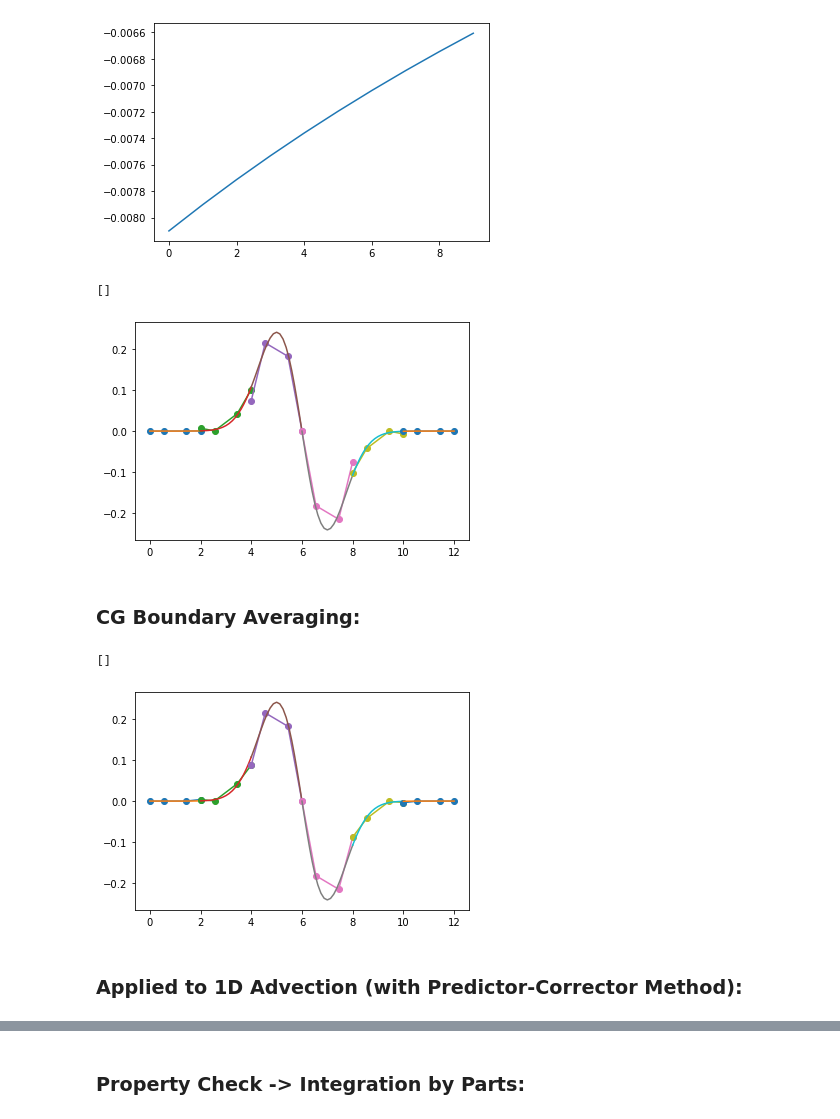
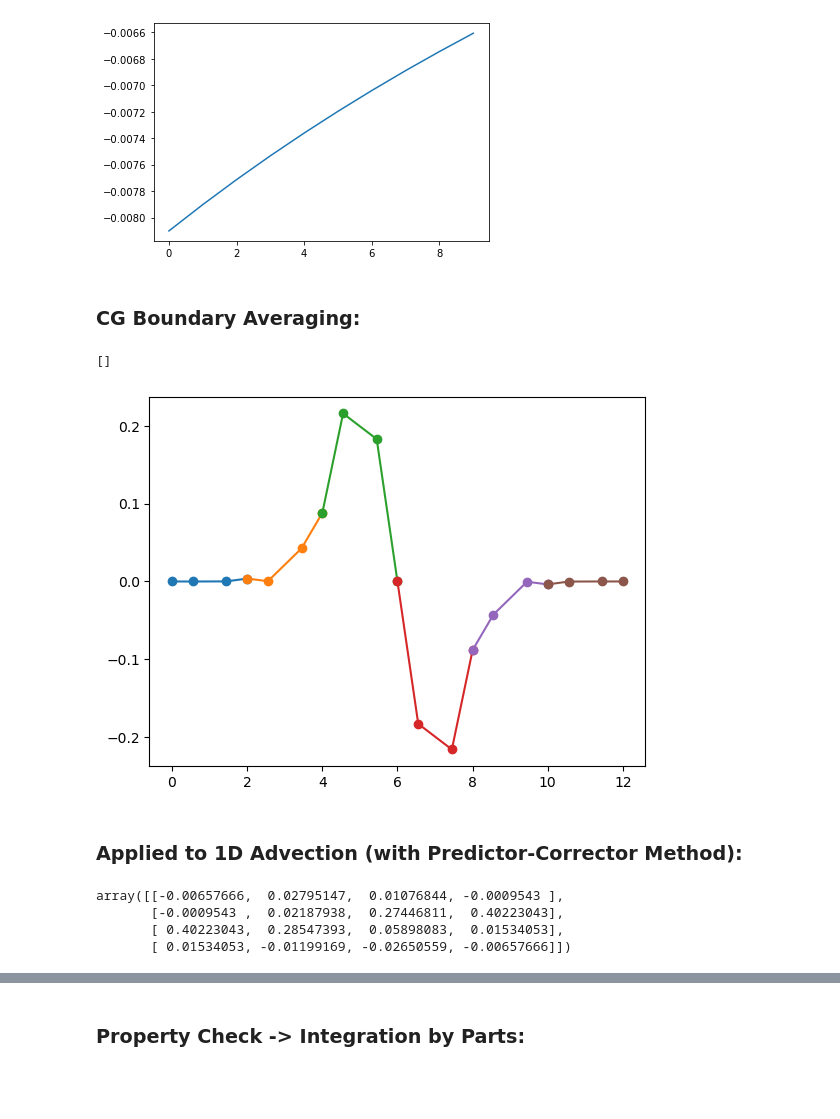
Before and after one commit to msingh1204/FEM, a Jupyter notebook: FEM_Multi.ipynb, the cells around one changed output, grey strips where cells are left out. Drawn from its saved outputs; the diff is of its cells as text; code cells hidden in the pictures; blank space fills up the shorter version.

```diff
--- a/FEM_Multi.ipynb
+++ b/FEM_Multi.ipynb
@@ -95,18 +112,17 @@ def return_D(V1, V2):
 # %%
-def deriv_elements(int_points, value_array, M):
+# Note: L, M are constants; D denotes the derivative matrix computed above:
+
+def deriv_elements(D, value_array, L, M):
 
     return_array = np.zeros_like(value_array)
 
     for i in np.arange(M):
-
-        V1 = vandermonde(int_points[i], 'Legendre')
-        V2 = Ld_vandermonde(int_points[i])
-        D = return_D(V1, V2)
         d_values = np.matmul(D, value_array[i].transpose())
-
-        return_array[i] = d_values
+        return_array[i] = (d_values * ((2 * M) / L)) # Multiply by factor: (2M / L)
 
     return(return_array)
 # %%
-deriv_values = deriv_elements(int_points(x_range, 4, L/M, M),
-                              init_Guassian(int_points(x_range, 4, L/M, M), (L/2), 1), M)
+deriv_values = deriv_elements(D, init_Guassian(int_points(x_range, 4, L/M, M), (L/2), 1),
+                              L, M)
+
+deriv_values
@@ -125,7 +150,7 @@ def plot_FEM(int_points, value_array, M):
         plt.plot(int_points[i], value_array[i], marker = 'o')
         # plt.plot(fine_int_points[i], fine_value_array[i])
 
-    return(fig)
+    return()
 
 def plot_FEM_ic(int_points, value_array, M):
 
@@ -133,4 +158,4 @@ def plot_FEM_ic(int_points, value_array, M):
         plt.plot(int_points[i], value_array[i], marker = '*', color = 'green')
         # plt.plot(fine_int_points[i], fine_value_array[i])
 
-    return(fig)
+    return()
@@ -137,6 +168,5 @@ def plot_FEM_ic(int_points, value_array, M):
 # %%
 x_range = np.arange(0, L + (L/M), (L/M)) # Define the element endpoints
-x_range[0] = 0.1
 # %%
 # Note: The num_pts variable is for each element; written for Legendre basis
 def dV_multi_finegrid(x_range, n_order, num_pts, deriv_values):
@@ -172,12 +202,6 @@ plt.plot(np.arange(0, 10), np.matmul(elem_4, deriv_values[4].transpose()))
 # %% [output]
 [<matplotlib.lines.Line2D at 0x...>]
 [figure]
-# %%
-plot_FEM(int_points(x_range, 4, L/M, M), deriv_values, M,
-         int_points(x_range, 25, L/M, M), Guassian_1st_deriv(int_points(x_range, 25, L/M, M), (L/2), 1))
-# %% [output]
-[]
-[figure, old version]
 # %% [markdown]
 ### CG Boundary Averaging:
 # %%
@@ -198,11 +222,11 @@ def boundary_mean(value_array, M):
 # %%
 test = boundary_mean(deriv_values, M)
 # %%
-plot_FEM(int_points(x_range, 4, L/M, M), test, M,
-         int_points(x_range, 25, L/M, M), Guassian_1st_deriv(int_points(x_range, 25, L/M, M), (L/2), 1))
+plot_FEM(int_points(x_range, 4, L/M, M), test, M)
+         # int_points(x_range, 25, L/M, M), Guassian_1st_deriv(int_points(x_range, 25, L/M, M), (L/2), 1))
 # %% [output]
 []
-[figure, old version]
+[figure, new version]
 # %% [markdown]
 ### Applied to 1D Advection (with Predictor-Corrector Method):
 # %%
@@ -245,6 +265,13 @@ for i in np.arange(0, t_steps, dt):
 
     # Prepare for the next timestep:
     u = u_n
+# %%
+u
+# %% [output]
+array([[-0.00657666,  0.02795147,  0.01076844, -0.0009543 ],
+       [-0.0009543 ,  0.02187938,  0.27446811,  0.40223043],
+       [ 0.40223043,  0.28547393,  0.05898083,  0.01534053],
+       [ 0.01534053, -0.01199169, -0.02650559, -0.00657666]])
 # %%
 plot_FEM(npts, u, 6)
 plot_FEM_ic(npts, init_Guassian(npts, (L/2), 1), 6)
```
Also changed, not shown: parts of 14 cells of this notebook.
